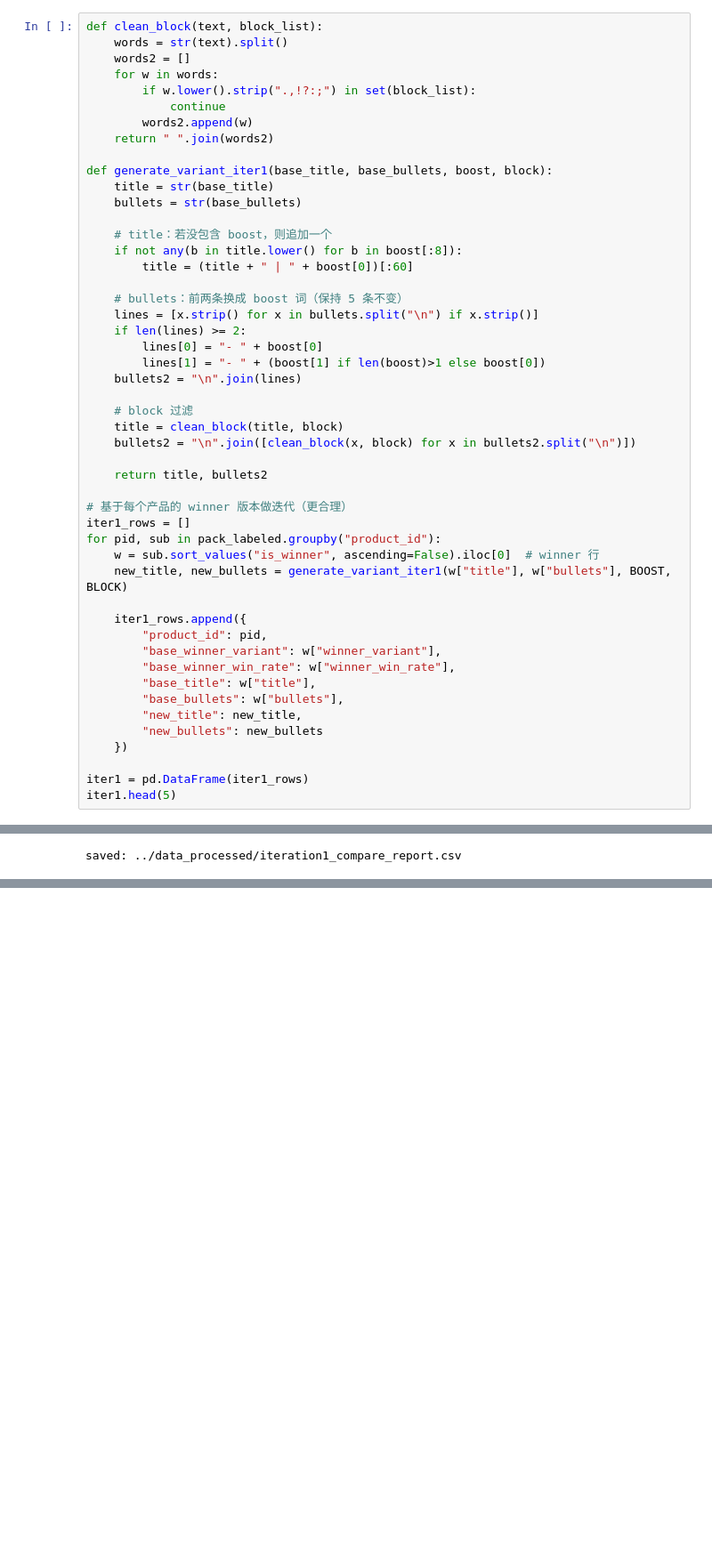
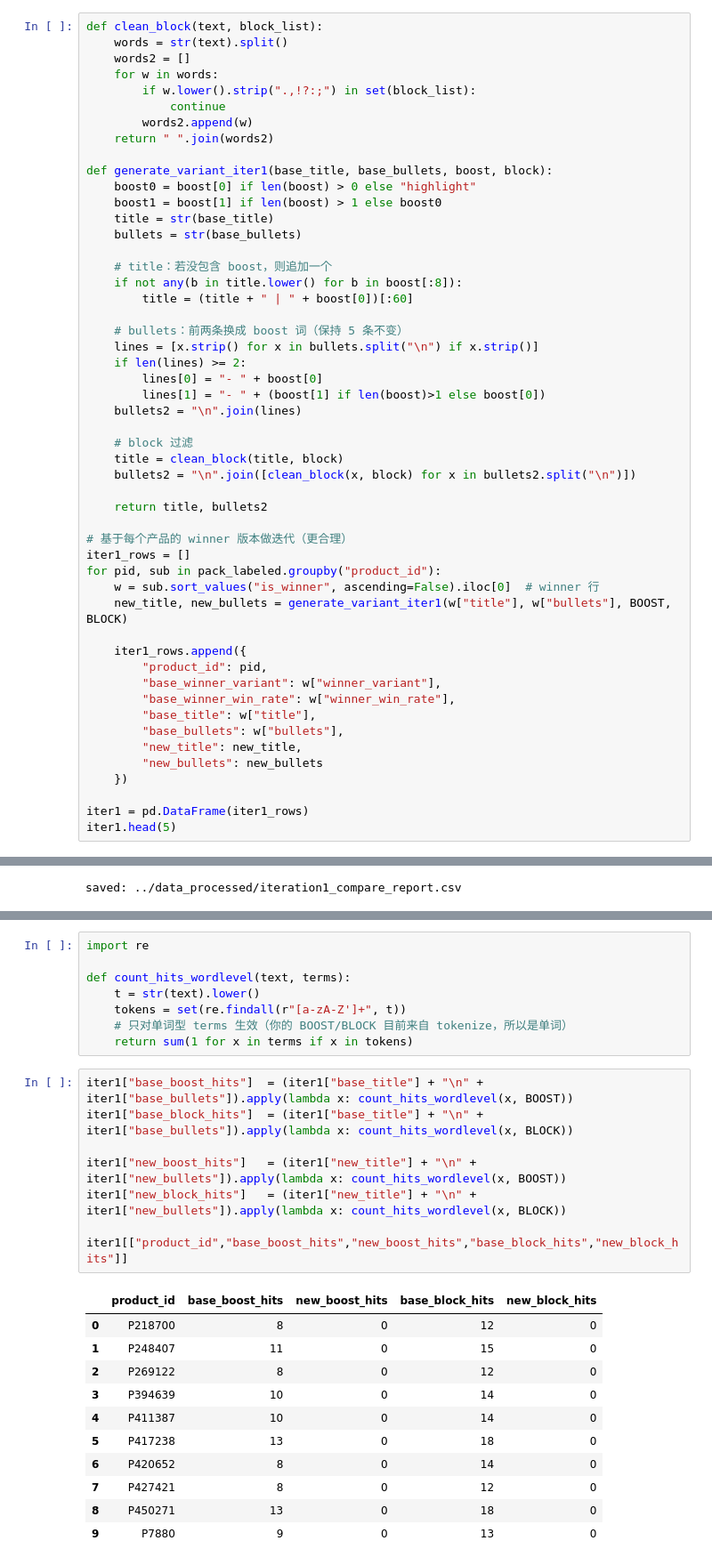
Before and after one commit to yunacong/ecom-aigc-content-lab, a Jupyter notebook: ecom-aigc/notebooks/07_feedback_loop.ipynb, the cells around one changed output, grey strips where cells are left out. Shown at 89% size. Saved outputs shown, nothing was run; the diff lists cells and outputs as text; blank space fills up the shorter version.

```diff
--- a/ecom-aigc/notebooks/07_feedback_loop.ipynb
+++ b/ecom-aigc/notebooks/07_feedback_loop.ipynb
@@ -127,6 +127,8 @@ def clean_block(text, block_list):
     return " ".join(words2)
 
 def generate_variant_iter1(base_title, base_bullets, boost, block):
+    boost0 = boost[0] if len(boost) > 0 else "highlight"
+    boost1 = boost[1] if len(boost) > 1 else boost0
     title = str(base_title)
     bullets = str(base_bullets)
 
@@ -204,0 +238,28 @@ saved: ../data_processed/iteration1_compare_report.csv
+# %%
+import re
+
+def count_hits_wordlevel(text, terms):
+    t = str(text).lower()
+    tokens = set(re.findall(r"[a-zA-Z']+", t))
+    # 只对单词型 terms 生效（你的 BOOST/BLOCK 目前来自 tokenize，所以是单词）
+    return sum(1 for x in terms if x in tokens)
+# %%
+iter1["base_boost_hits"]  = (iter1["base_title"] + "\n" + iter1["base_bullets"]).apply(lambda x: count_hits_wordlevel(x, BOOST))
+iter1["base_block_hits"]  = (iter1["base_title"] + "\n" + iter1["base_bullets"]).apply(lambda x: count_hits_wordlevel(x, BLOCK))
+
+iter1["new_boost_hits"]   = (iter1["new_title"] + "\n" + iter1["new_bullets"]).apply(lambda x: count_hits_wordlevel(x, BOOST))
+iter1["new_block_hits"]   = (iter1["new_title"] + "\n" + iter1["new_bullets"]).apply(lambda x: count_hits_wordlevel(x, BLOCK))
+
+iter1[["product_id","base_boost_hits","new_boost_hits","base_block_hits","new_block_hits"]]
+# %% [output]
+|  | product_id | base_boost_hits | new_boost_hits | base_block_hits | new_block_hits |
+| 0 | P218700 | 8 | 0 | 12 | 0 |
+| 1 | P248407 | 11 | 0 | 15 | 0 |
+| 2 | P269122 | 8 | 0 | 12 | 0 |
+| 3 | P394639 | 10 | 0 | 14 | 0 |
+| 4 | P411387 | 10 | 0 | 14 | 0 |
+| 5 | P417238 | 13 | 0 | 18 | 0 |
+| 6 | P420652 | 8 | 0 | 14 | 0 |
+| 7 | P427421 | 8 | 0 | 12 | 0 |
+| 8 | P450271 | 13 | 0 | 18 | 0 |
+| 9 | P7880 | 9 | 0 | 13 | 0 |
```
Also changed, not shown: parts of 8 cells of this notebook, 3 other files.
